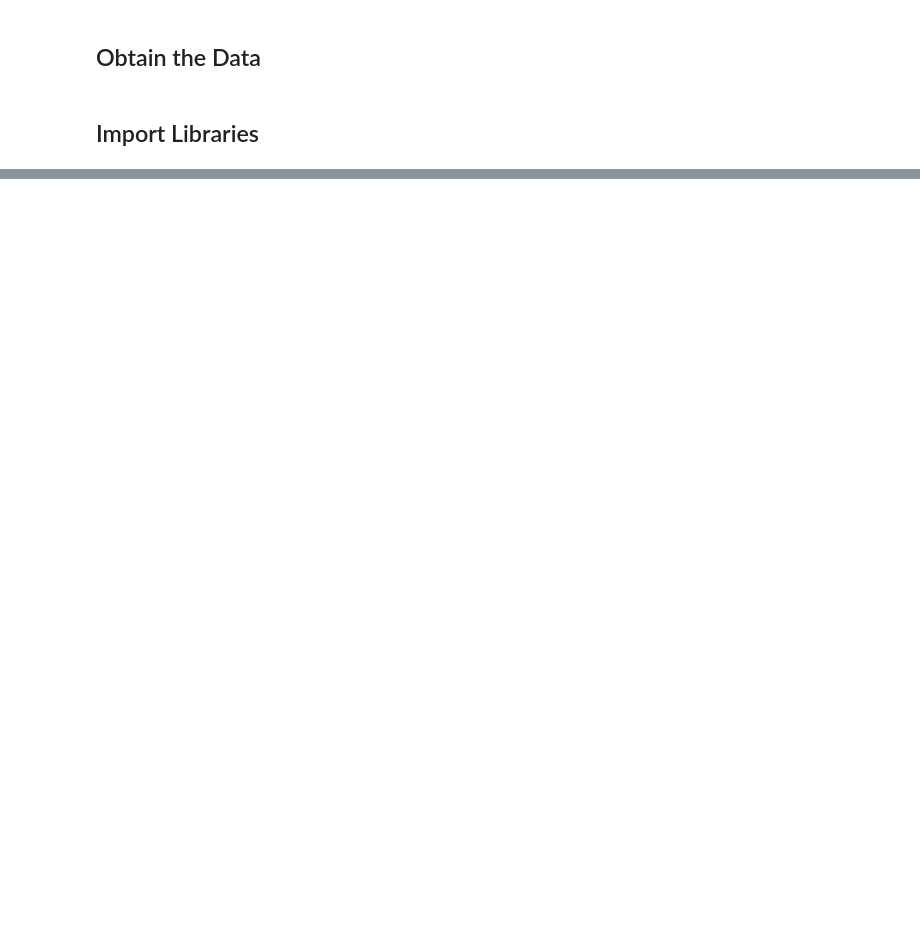
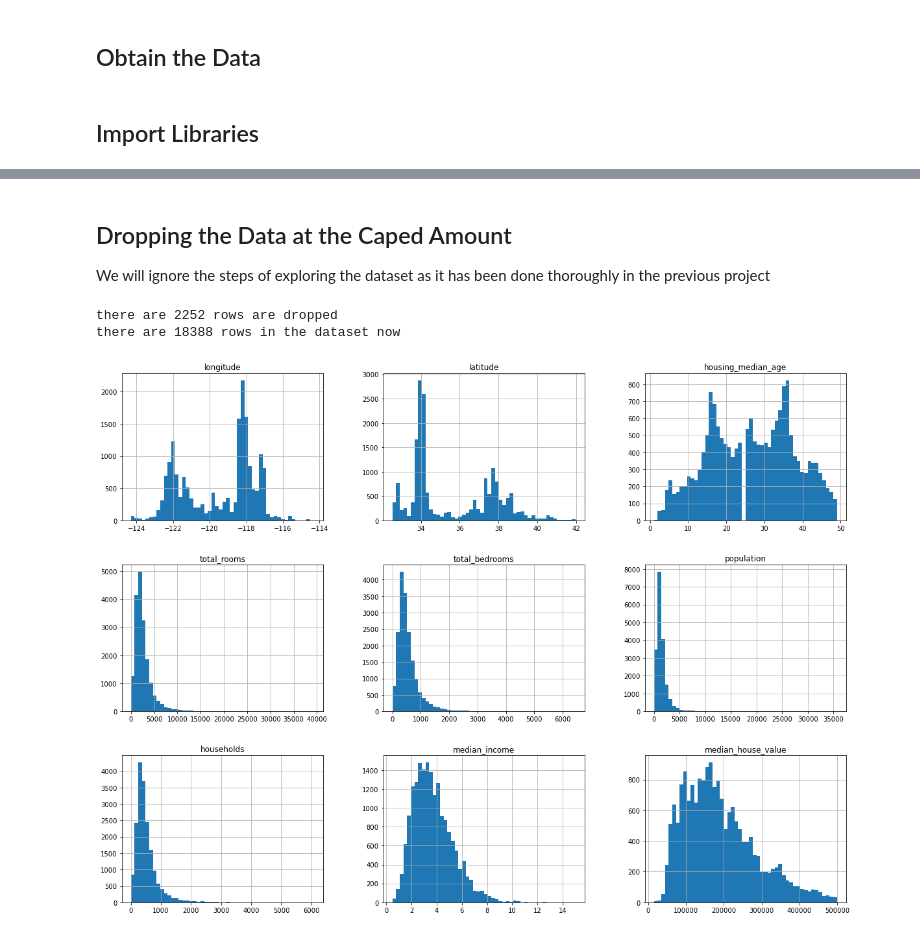
Before and after one commit to Peter-Hou/California-Housing-Price-Analysis-Project, a Jupyter notebook: California Housing Price Prediction Project (without the capped amount).ipynb, the cells around one changed output, grey strips where cells are left out. Saved outputs shown, nothing was run; the diff lists cells and outputs as text; code cells hidden in the pictures; blank space fills up the shorter version.

Commit message:
complete the price prediction project without the capped amount

```diff
--- a/California Housing Price Prediction Project (without the capped amount).ipynb
+++ b/California Housing Price Prediction Project (without the capped amount).ipynb
@@ -34,0 +37,9 @@ import pylab
+# %%
+def load_housing_data(housing_path = HOUSING_PATH):
+    csv_path = os.path.join(housing_path, "housing.csv")
+    return pd.read_csv(csv_path)
+
+# load the data to housing data frame
+housing = load_housing_data()
+
+housing.head()
@@ -34,0 +53,4 @@ import pylab
+# %% [markdown]
+## Dropping the Data at the Caped Amount
+
+We will ignore the steps of exploring the dataset as it has been done thoroughly in the previous project
@@ -34,0 +60,20 @@ import pylab
+# %%
+# dropping the upper bound values for housing_median_age
+housing = housing[housing.housing_median_age < 50]
+
+# dropping the upper bound values for median_house_value
+housing = housing[housing.median_house_value < 500000]
+# %%
+print(f'there are {original_shape[0] - housing.shape[0]} rows are dropped')
+print(f'there are {housing.shape[0]} rows in the dataset now')
+# %% [output]
+there are 2252 rows are dropped
+there are 18388 rows in the dataset now
+# %%
+# Visualize the distribution of each variable again
+%matplotlib inline
+
+housing.hist(bins=50, figsize = (20, 15))
+plt.show()
+# %% [output]
+[figure, added]
```
Also changed, not shown: parts of 50 cells of this notebook, 1 other file.
